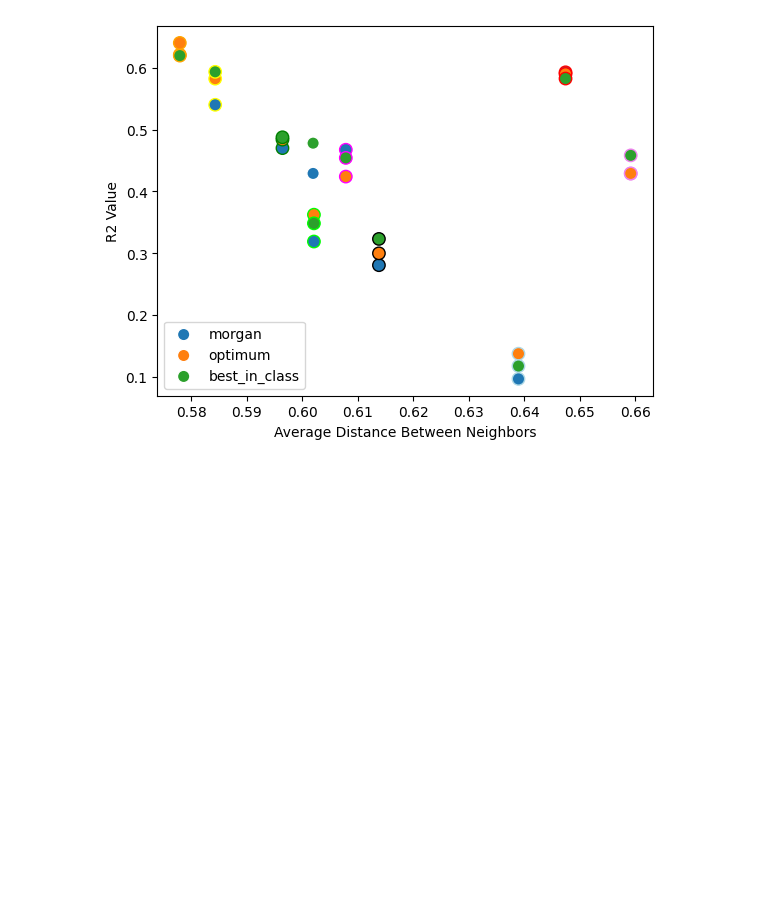
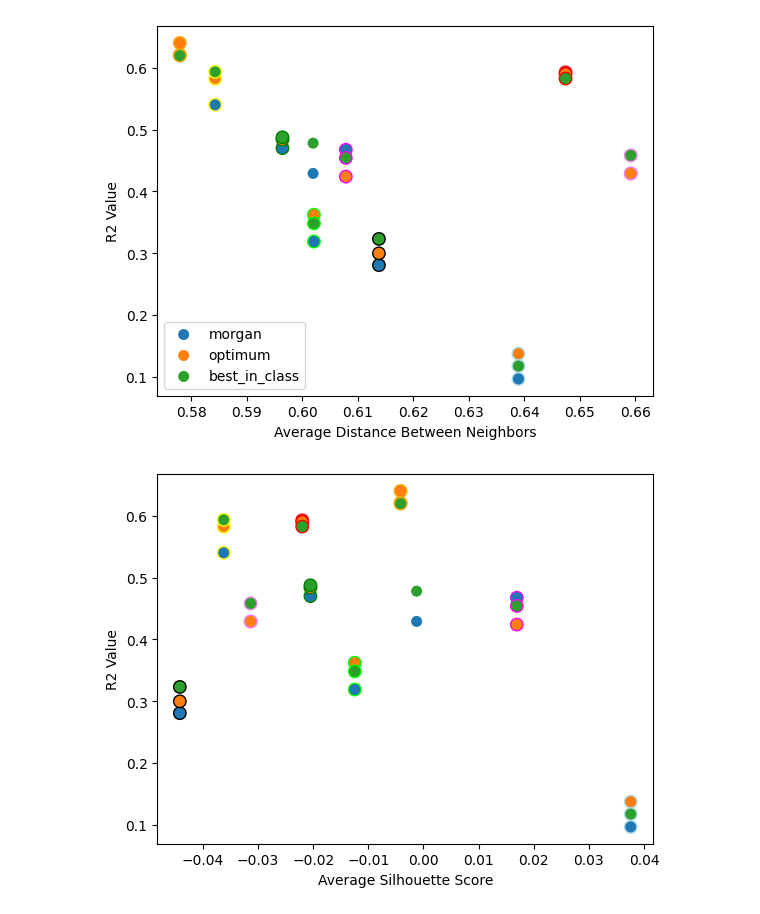
Before and after one commit to patlewig/genra-hybrid, a Jupyter notebook: notebooks/05-ajl-LD50_clusters.ipynb, the cells around one changed output. Drawn from its saved outputs; the diff is of its cells as text; code cells hidden in the pictures; blank space fills up the shorter version.

```diff
--- a/notebooks/05-ajl-LD50_clusters.ipynb
+++ b/notebooks/05-ajl-LD50_clusters.ipynb
@@ -301,11 +324,12 @@ performance_df
 # %%
 import matplotlib.pyplot as plt
 
+#Plot Average neighbors in the same class as the tested chemical vs. average performance
 fig, ax = plt.subplots()
 
-for print in ['morgan', 'optimum', 'best_in_class']:
+for print_name in ['morgan', 'optimum', 'best_in_class']:
     coloring = ['white', 'orange', 'yellow', 'lime', 'green', 'lightblue', 'red', 'violet', 'magenta', 'black']
-    ax.scatter(x =subview.groupby('superclass').mean(numeric_only=True)['neighbors_in_class'].values,y= performance_df[f'{print}_r2'], label = print, edgecolors = coloring, s = 80 )
+    ax.scatter(x =subview.groupby('superclass').mean(numeric_only=True)['neighbors_in_class'].values,y= performance_df[f'{print_name}_r2'], label = print_name, edgecolors = coloring, s = 80 )
 
 plt.xlabel("Average Neighbors in Class")
 plt.ylabel("R2 Value")
@@ -316,9 +340,10 @@ plt.show()
 # %%
 fig, ax = plt.subplots()
 
-for print in ['morgan', 'optimum', 'best_in_class']:
+#Plot average distance between neighbors vs. average performance
+for print_name in ['morgan', 'optimum', 'best_in_class']:
     coloring = ['white', 'orange', 'yellow', 'lime', 'green', 'lightblue', 'red', 'violet', 'magenta', 'black']
-    ax.scatter(x =subview.groupby('superclass').mean(numeric_only=True)['avg_nbd_dist'].values,y= performance_df[f'{print}_r2'], label = print,edgecolors = coloring, s = 80)
+    ax.scatter(x =subview.groupby('superclass').mean(numeric_only=True)['avg_nbd_dist'].values,y= performance_df[f'{print_name}_r2'], label = print_name,edgecolors = coloring, s = 80)
 
 plt.xlabel("Average Distance Between Neighbors")
 plt.ylabel("R2 Value")
@@ -326,3 +351,16 @@ plt.legend()
 plt.show()
 # %% [output]
 [figure]
+# %%
+#Plot average silhouettes vs. average performance
+fig, ax = plt.subplots()
+
+for print_name in ['morgan', 'optimum', 'best_in_class']:
+    coloring = ['white', 'orange', 'yellow', 'lime', 'green', 'lightblue', 'red', 'violet', 'magenta', 'black']
+    ax.scatter(x =subview.groupby('superclass').mean(numeric_only=True)['silhouettes'].values,y= performance_df[f'{print_name}_r2'].values, label = print_name,edgecolors = coloring, s = 80)
+
+plt.xlabel("Average Silhouette Score")
+plt.ylabel("R2 Value")
+plt.show()
+# %% [output]
+[figure, added]
```
Also changed, not shown: parts of 27 cells of this notebook, 1 other file.
